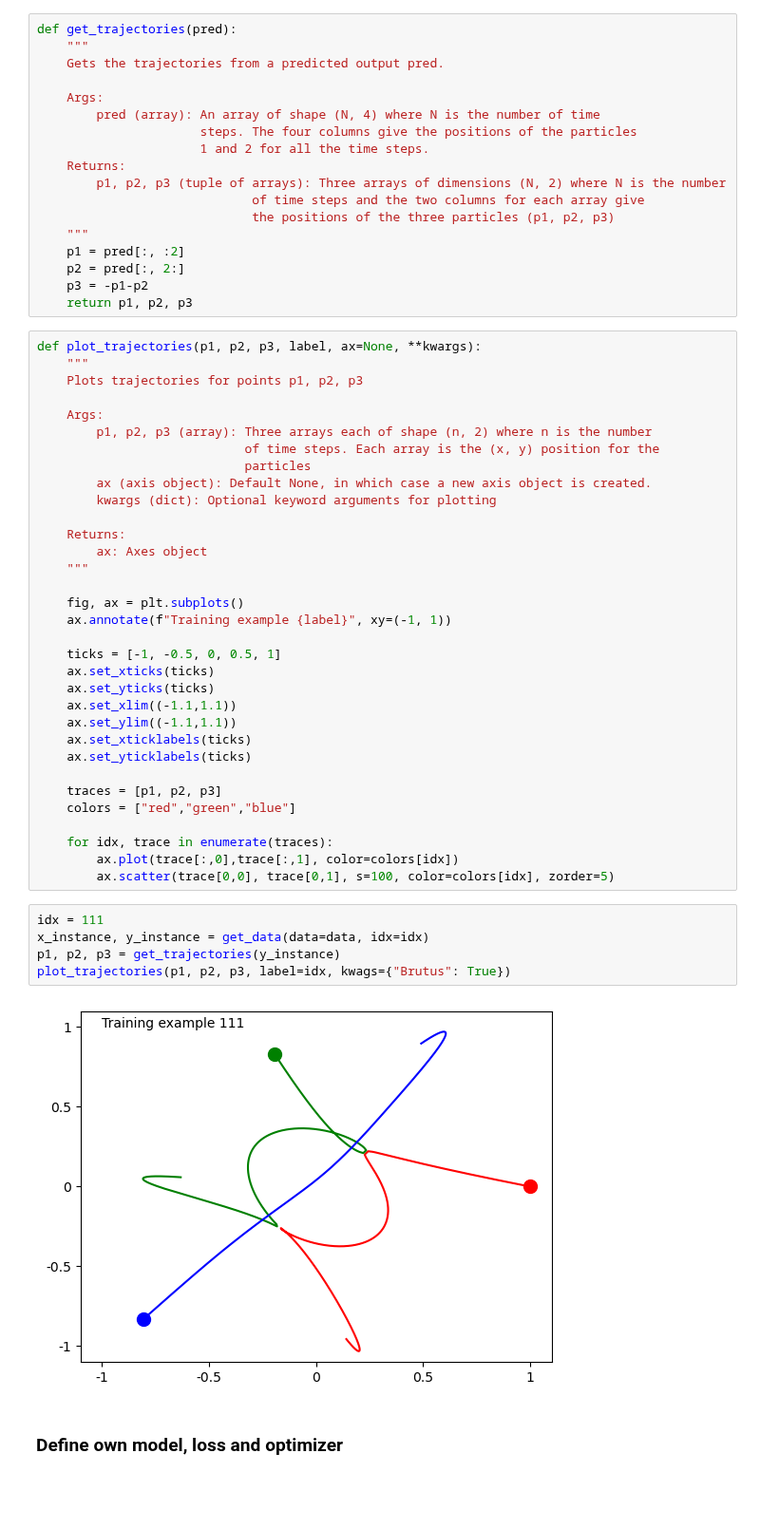
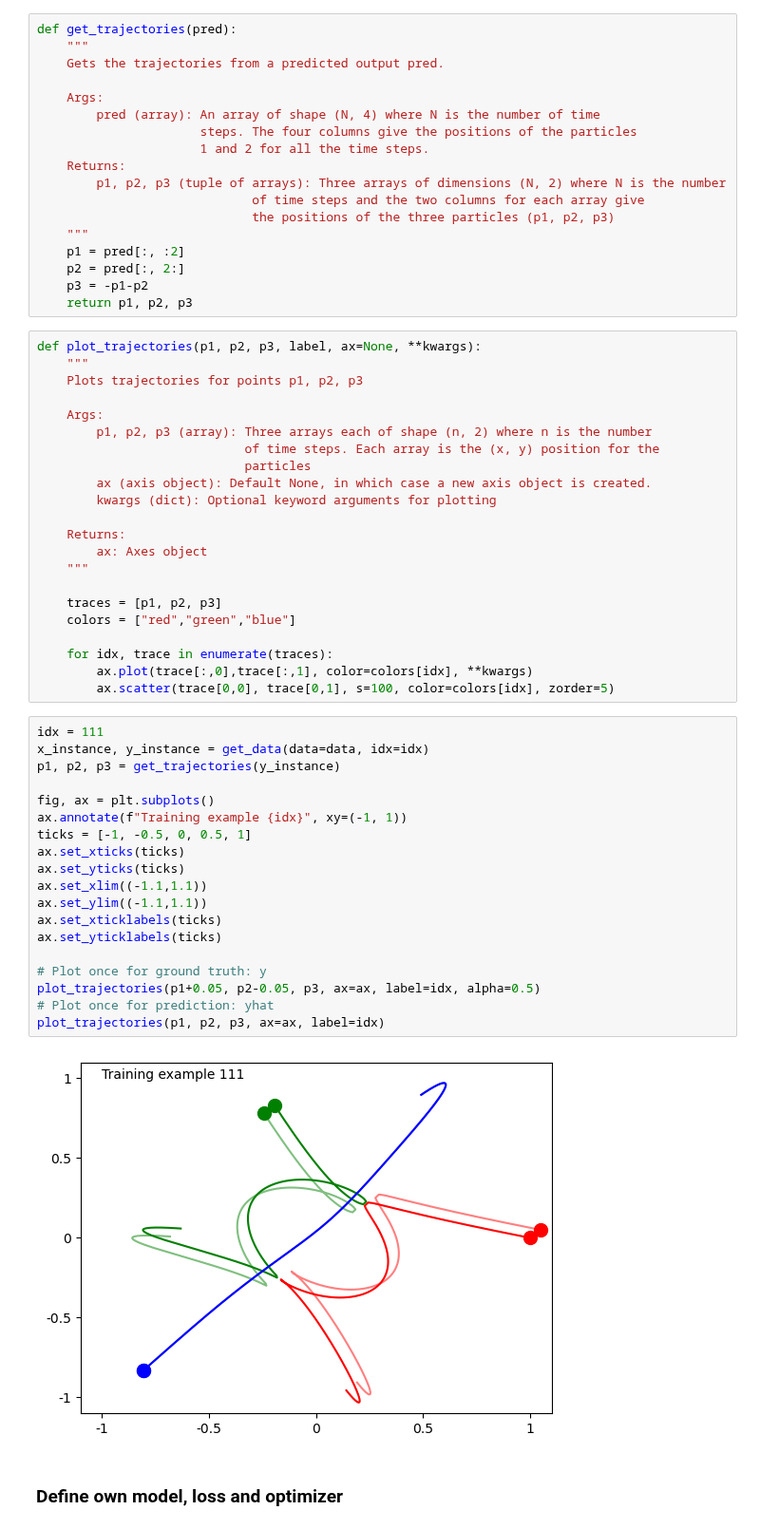
Before and after one commit to stach/lfd-project, a Jupyter notebook: Project2/project2.ipynb, the cells around one changed output. Shown at 95% size. Drawn from its saved outputs; the diff is of its cells as text; blank space fills up the shorter version.

```diff
--- a/Project2/project2.ipynb
+++ b/Project2/project2.ipynb
@@ -134,29 +134,32 @@ def plot_trajectories(p1, p2, p3, label, ax=None, **kwargs):
         ax: Axes object
     """
 
-    fig, ax = plt.subplots()
-    ax.annotate(f"Training example {label}", xy=(-1, 1))
-
-    ticks = [-1, -0.5, 0, 0.5, 1]
-    ax.set_xticks(ticks)
-    ax.set_yticks(ticks)
-    ax.set_xlim((-1.1,1.1))
-    ax.set_ylim((-1.1,1.1))
-    ax.set_xticklabels(ticks)
-    ax.set_yticklabels(ticks)
-
     traces = [p1, p2, p3]
     colors = ["red","green","blue"]
 
     for idx, trace in enumerate(traces):
-        ax.plot(trace[:,0],trace[:,1], color=colors[idx])
+        ax.plot(trace[:,0],trace[:,1], color=colors[idx], **kwargs)
         ax.scatter(trace[0,0], trace[0,1], s=100, color=colors[idx], zorder=5)
-# %%
-idx = 111
-x_instance, y_instance = get_data(data=data, idx=idx)
-p1, p2, p3 = get_trajectories(y_instance)
-plot_trajectories(p1, p2, p3, label=idx, kwags={"Brutus": True})
-# %% [output]
-[figure, removed]
+# %%
+idx = 111
+x_instance, y_instance = get_data(data=data, idx=idx)
+p1, p2, p3 = get_trajectories(y_instance)
+
+fig, ax = plt.subplots()
+ax.annotate(f"Training example {idx}", xy=(-1, 1))
+ticks = [-1, -0.5, 0, 0.5, 1]
+ax.set_xticks(ticks)
+ax.set_yticks(ticks)
+ax.set_xlim((-1.1,1.1))
+ax.set_ylim((-1.1,1.1))
+ax.set_xticklabels(ticks)
+ax.set_yticklabels(ticks)
+
+# Plot once for ground truth: y
+plot_trajectories(p1+0.05, p2-0.05, p3, ax=ax, label=idx, alpha=0.5)
+# Plot once for prediction: yhat
+plot_trajectories(p1, p2, p3, ax=ax, label=idx)
+# %% [output]
+[figure, added]
 # %% [markdown]
 ### Define own model, loss and optimizer
```
Also changed, not shown: parts of 18 cells of this notebook, 1 other file.
